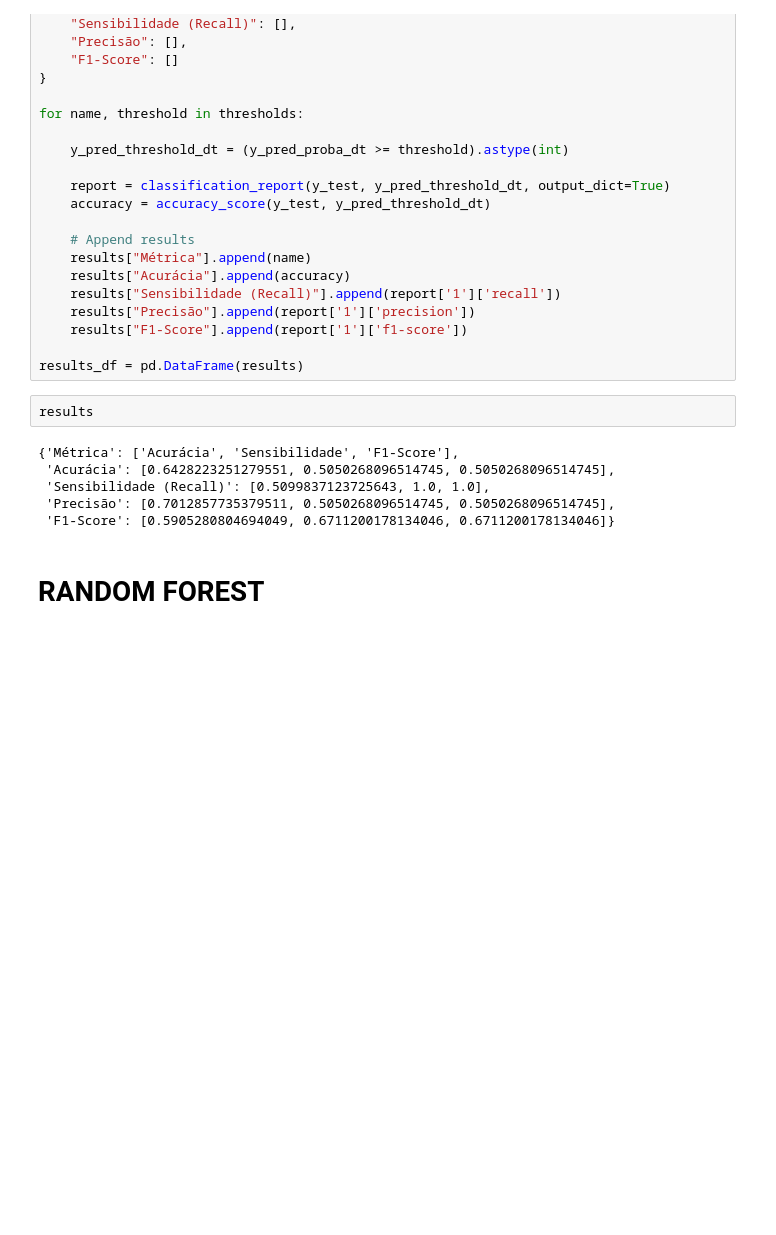
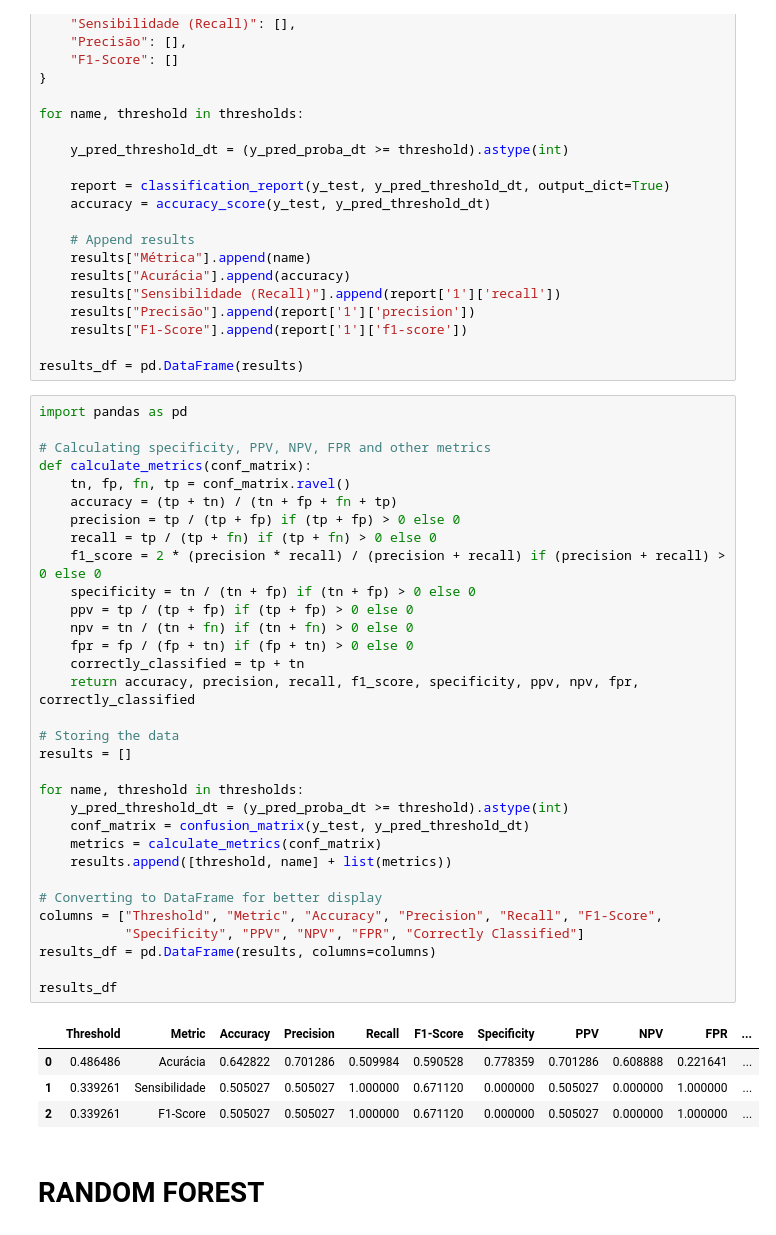
Before and after one commit to AzuraLV/Colabs, a Jupyter notebook: experimentos_parto_prematuro/exp_1_under_1.1.ipynb, the cells around one changed output. Cells and saved outputs as stored; diff of their text form; blank space fills up the shorter version.

```diff
--- a/experimentos_parto_prematuro/exp_1_under_1.1.ipynb
+++ b/experimentos_parto_prematuro/exp_1_under_1.1.ipynb
@@ -293,14 +294,43 @@ for name, threshold in thresholds:
     results["F1-Score"].append(report['1']['f1-score'])
 
 results_df = pd.DataFrame(results)
-# %%
-results
-# %% [output]
-{'Métrica': ['Acurácia', 'Sensibilidade', 'F1-Score'],
- 'Acurácia': [0.6428223251279551, 0.5050268096514745, 0.5050268096514745],
- 'Sensibilidade (Recall)': [0.5099837123725643, 1.0, 1.0],
- 'Precisão': [0.7012857735379511, 0.5050268096514745, 0.5050268096514745],
- 'F1-Score': [0.5905280804694049, 0.6711200178134046, 0.6711200178134046]}
+# %%
+import pandas as pd
+
+# Calculating specificity, PPV, NPV, FPR and other metrics
+def calculate_metrics(conf_matrix):
+    tn, fp, fn, tp = conf_matrix.ravel()
+    accuracy = (tp + tn) / (tn + fp + fn + tp)
+    precision = tp / (tp + fp) if (tp + fp) > 0 else 0
+    recall = tp / (tp + fn) if (tp + fn) > 0 else 0
+    f1_score = 2 * (precision * recall) / (precision + recall) if (precision + recall) > 0 else 0
+    specificity = tn / (tn + fp) if (tn + fp) > 0 else 0
+    ppv = tp / (tp + fp) if (tp + fp) > 0 else 0
+    npv = tn / (tn + fn) if (tn + fn) > 0 else 0
+    fpr = fp / (fp + tn) if (fp + tn) > 0 else 0
+    correctly_classified = tp + tn
+    return accuracy, precision, recall, f1_score, specificity, ppv, npv, fpr, correctly_classified
+
+# Storing the data
+results = []
+
+for name, threshold in thresholds:
+    y_pred_threshold_dt = (y_pred_proba_dt >= threshold).astype(int)
+    conf_matrix = confusion_matrix(y_test, y_pred_threshold_dt)
+    metrics = calculate_metrics(conf_matrix)
+    results.append([threshold, name] + list(metrics))
+
+# Converting to DataFrame for better display
+columns = ["Threshold", "Metric", "Accuracy", "Precision", "Recall", "F1-Score",
+           "Specificity", "PPV", "NPV", "FPR", "Correctly Classified"]
+results_df = pd.DataFrame(results, columns=columns)
+
+results_df
+# %% [output]
+|  | Threshold | Metric | Accuracy | Precision | Recall | F1-Score | Specificity | PPV | NPV | FPR | ... |
+| 0 | 0.486486 | Acurácia | 0.642822 | 0.701286 | 0.509984 | 0.590528 | 0.778359 | 0.701286 | 0.608888 | 0.221641 | ... |
+| 1 | 0.339261 | Sensibilidade | 0.505027 | 0.505027 | 1.000000 | 0.671120 | 0.000000 | 0.505027 | 0.000000 | 1.000000 | ... |
+| 2 | 0.339261 | F1-Score | 0.505027 | 0.505027 | 1.000000 | 0.671120 | 0.000000 | 0.505027 | 0.000000 | 1.000000 | ... |
 # %% [markdown]
 # RANDOM FOREST
 # %%
```
Also changed, not shown: parts of 9 cells of this notebook, 1 other file.
